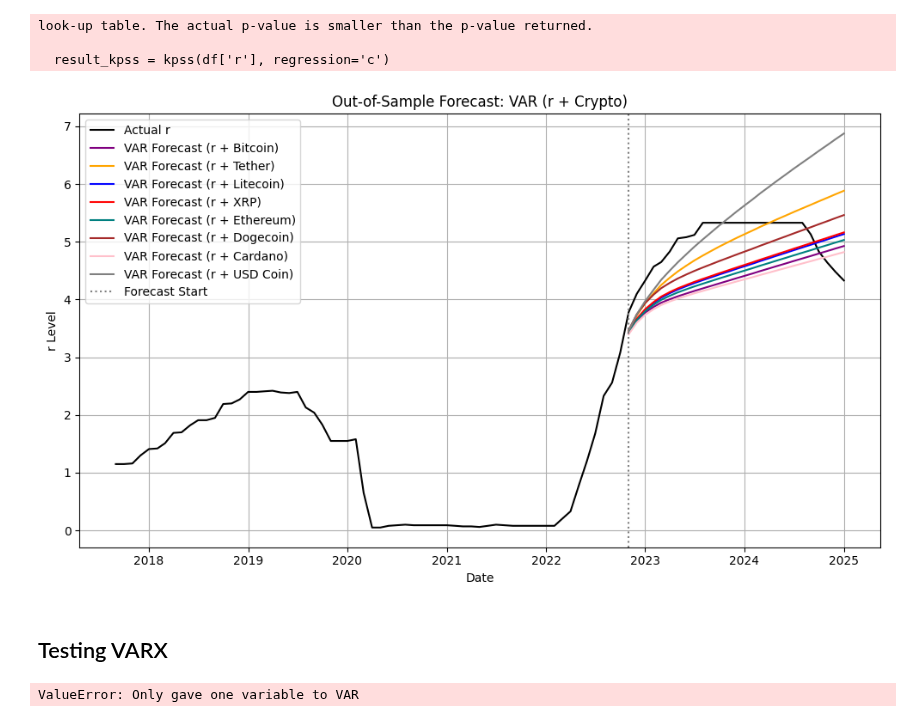
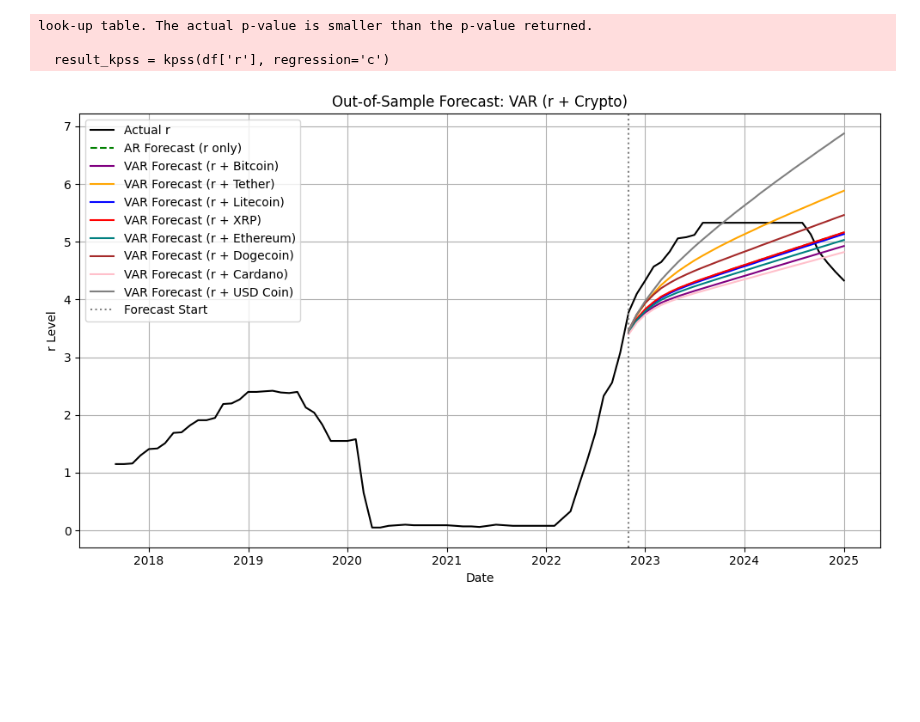
Before and after one commit to tianyishen701/CryptoMacroecon-Prediction-CSUREMM, a Jupyter notebook: TVAR test.ipynb, the cells around one changed output. Cells and saved outputs as stored; diff of their text form; code cells hidden in the pictures; blank space fills up the shorter version.

```diff
--- a/TVAR test.ipynb
+++ b/TVAR test.ipynb
@@ -395,6 +395,20 @@ KPSS p-value: 0.01
 look-up table. The actual p-value is smaller than the p-value returned.
 
   result_kpss = kpss(df['r'], regression='c')
+# %%
+from statsmodels.tsa.api import AutoReg
+
+# Drop NaNs from the training data
+r_diff_train = train['r_diff'].dropna()
+
+model_ar = AutoReg(r_diff_train, lags=1)
+results_ar = model_ar.fit()
+
+# Forecast the next len(test) steps
+forecast2 = results_ar.forecast(steps=len(test))
+# %%
+r_start = df['r'].loc[train.index[-1]]
+forecast_ar_level = forecast2.cumsum() + r_start
 # %%
 # Because r is non-stationary, need to difference it
 df['r_diff'] = df['r'].diff().dropna()
@@ -467,92 +481,32 @@ import pandas as pd
 
 plt.figure(figsize=(10, 6))
 
 # Plot actual r
 plt.plot(df['r'], label='Actual r', color='black')
 
 # Plot AR forecast
 # plt.plot(forecast_ar_level, label='AR Forecast (r only)', linestyle='--', color='green')
-
+plt.plot(forecast_ar_level, label='AR Forecast (r only)', linestyle='--', color='green')
 # Plot VAR forecasts for each crypto
 plt.plot(forecast_var_btc, label='VAR Forecast (r + Bitcoin)', color='purple')
 plt.plot(forecast_var_usdt, label='VAR Forecast (r + Tether)', color='orange')
 plt.plot(forecast_var_ltc, label='VAR Forecast (r + Litecoin)', color='blue')
 plt.plot(forecast_var_xrp, label='VAR Forecast (r + XRP)', color='red')
 plt.plot(forecast_var_eth, label='VAR Forecast (r + Ethereum)', color='teal')
 plt.plot(forecast_var_doge, label='VAR Forecast (r + Dogecoin)', color='brown')
 plt.plot(forecast_var_ada, label='VAR Forecast (r + Cardano)', color='pink')
 plt.plot(forecast_var_usdc, label='VAR Forecast (r + USD Coin)', color='gray')
 
 # Forecast start line
 plt.axvline(pd.to_datetime(test.index[0]), linestyle=':', color='gray', label='Forecast Start')
 
 # Labels and legend
 plt.title('Out-of-Sample Forecast: VAR (r + Crypto)')
 plt.xlabel('Date')
 plt.ylabel('r Level')
 plt.legend()
 plt.grid(True)
 plt.tight_layout()
 plt.show()
 # %% [output]
-[figure, old version]
+[figure, new version]
-# %% [markdown]
-## Testing VARX
-# %%
-import pandas as pd
-import numpy as np
-from statsmodels.tsa.statespace.varmax import VARMAX
-import matplotlib.pyplot as plt
-from sklearn.metrics import mean_absolute_error, mean_absolute_percentage_error
-
-
-# take first‐differences to stationarize
-df['r_diff']       = df['r'].diff().dropna()
-df['Bitcoin_diff'] = df['Bitcoin'].diff().dropna()
-
-# drop initial NaNs
-df = df.dropna(subset=['r_diff','Bitcoin_diff'])
-
-# 2. Train/test split (e.g. train until end-2022, forecast 2023–2025)
-train_end = '2022-12-31'
-test_start = '2023-01-01'
-
-train = df.loc[:train_end, ['r_diff','Bitcoin_diff']]
-test  = df.loc[test_start:,    ['r_diff','Bitcoin_diff']]
-
-# 3. Fit VARX(1) via VARMAX (1 autoregressive lag, no MA part)
-model = VARMAX(endog=train[['r_diff']],
-                exog =train[['Bitcoin_diff']],
-                order=(1,0))   # (p, q) = (1,0)
-res   = model.fit(disp=False)
-
-# 4. Produce an out-of-sample forecast of length len(test)
-#    — you must hand it the future exog values over the test period:
-exog_fore = test[['Bitcoin_diff']]
-
-#  forecast() returns a DataFrame with one column per endog
-pred_diff = res.get_forecast(steps=len(test),
-                             exog=exog_fore).predicted_mean['r_diff']
-
-# 5. Reconstruct the *level* of r by cumulatively summing the diffs
-last_r_level = df['r'].loc[train_end]
-pred_r_level = pred_diff.cumsum() + last_r_level
-pred_r_level.index = test.index
-
-# 6. Plot actual vs. forecast
-plt.figure(figsize=(10,5))
-plt.plot(df['r'],        label='Actual r',      color='black')
-plt.plot(pred_r_level,   label='VARX Forecast', color='purple')
-plt.axvline(test_start, linestyle='--', color='gray')
-plt.title('Out-of-Sample VARX Forecast of Fed Funds Rate')
-plt.legend()
-plt.show()
-
-# 7. Measure accuracy
-actual_r = df['r'].loc[test_start:]
-mae  = mean_absolute_error(actual_r, pred_r_level)
-mape = mean_absolute_percentage_error(actual_r, pred_r_level)*100
-print(f"MAE:  {mae:.2f}")
-print(f"MAPE: {mape:.2f}%")
-# %% [output]
-ValueError: Only gave one variable to VAR
```
Also changed, not shown: parts of 4 cells of this notebook, 1 other file.
